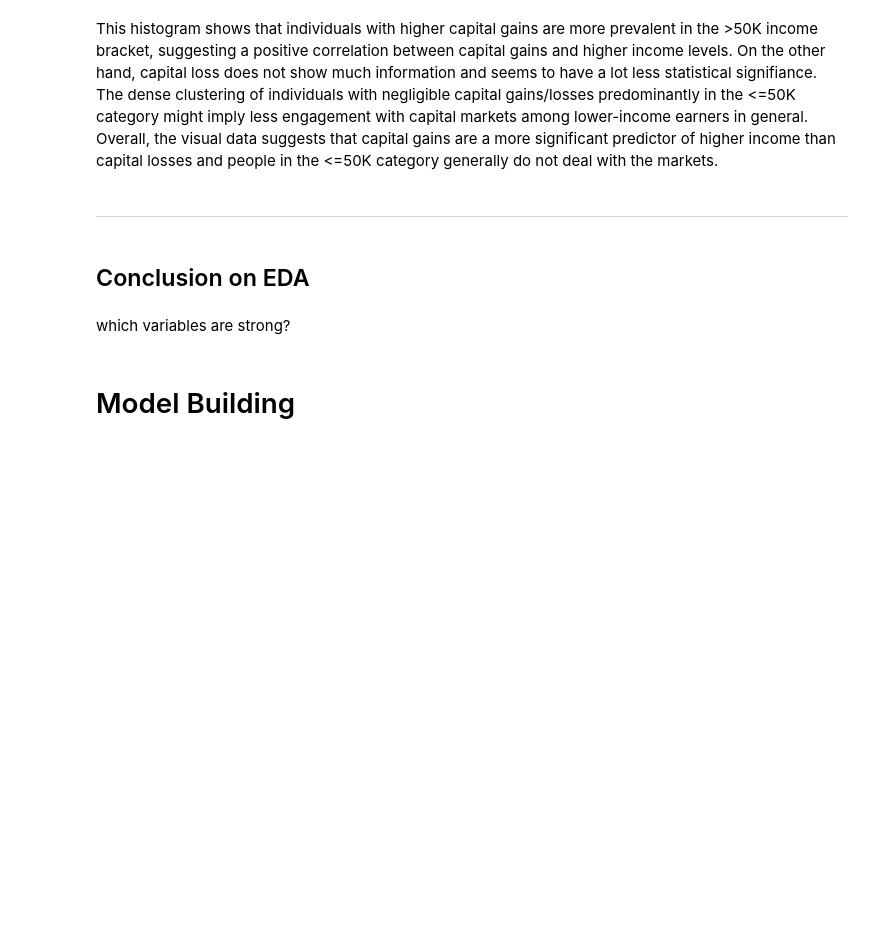
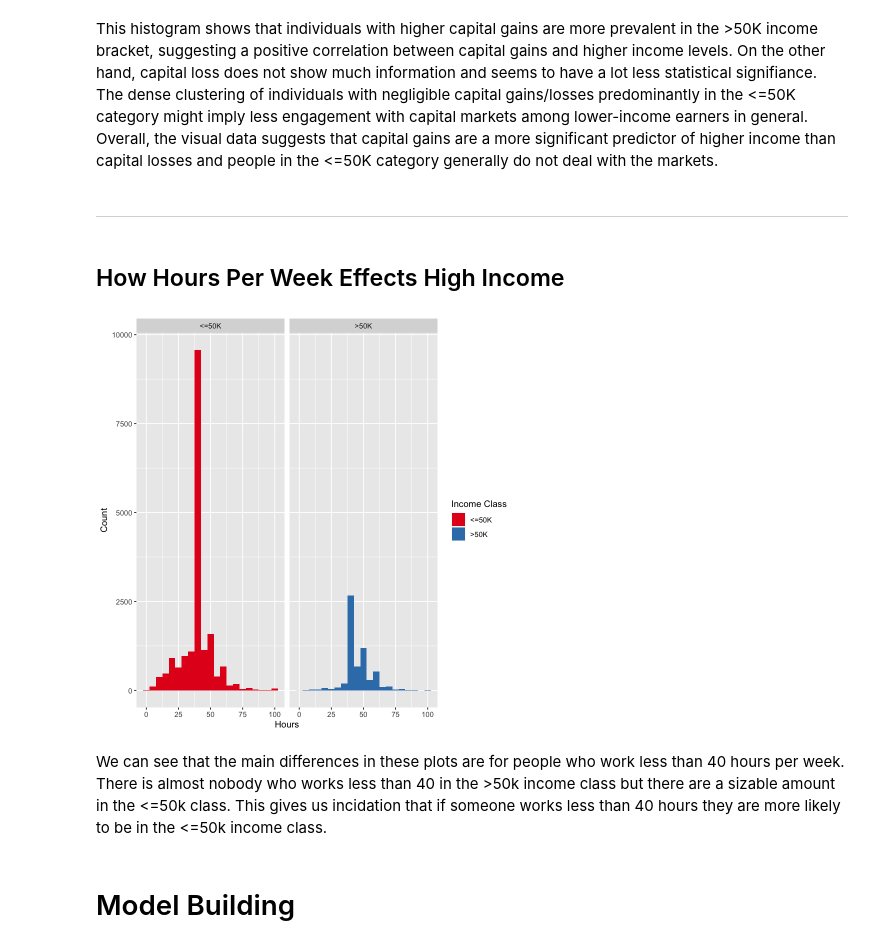
Before and after one commit to calvingdu/dsci100-003-23, a Jupyter notebook: src/project/project.ipynb, the cells around one changed output. Drawn from its saved outputs; the diff is of its cells as text; code cells hidden in the pictures; blank space fills up the shorter version.

```diff
--- a/src/project/project.ipynb
+++ b/src/project/project.ipynb
@@ -295,10 +272,18 @@ ggplot(long_data, aes(x = amount, fill = capital_type)) +
 This histogram shows that individuals with higher capital gains are more prevalent in the >50K income bracket, suggesting a positive correlation between capital gains and higher income levels. On the other hand, capital loss does not show much information and seems to have a lot less statistical signifiance. The dense clustering of individuals with negligible capital gains/losses predominantly in the <=50K category might imply less engagement with capital markets among lower-income earners in general. Overall, the visual data suggests that capital gains are a more significant predictor of higher income than capital losses and people in the <=50K category generally do not deal with the markets.
 # %% [markdown]
 ----
-# %% [markdown]
-## Conclusion on EDA
-# %% [markdown]
-which variables are strong?
+# %% [markdown]
+## How Hours Per Week Effects High Income
+# %%
+ggplot(tidy_df, aes(x = hours.per.week, fill = income)) +
+  geom_histogram(binwidth = 5, position = "identity") +
+  facet_wrap(~income) +
+  labs(x = "Hours", y = "Count") +
+  scale_fill_brewer(palette = "Set1", name = "Income Class")
+# %% [output]
+[figure, added]
+# %% [markdown]
+We can see that the main differences in these plots are for people who work less than 40 hours per week. There is almost nobody who works less than 40 in the >50k income class but there are a sizable amount in the <=50k class. This gives us incidation that if someone works less than 40 hours they are more likely to be in the <=50k income class.
 # %% [markdown]
 # Model Building
 # %%
```
Also changed, not shown: parts of 19 cells of this notebook, 1 other file.
